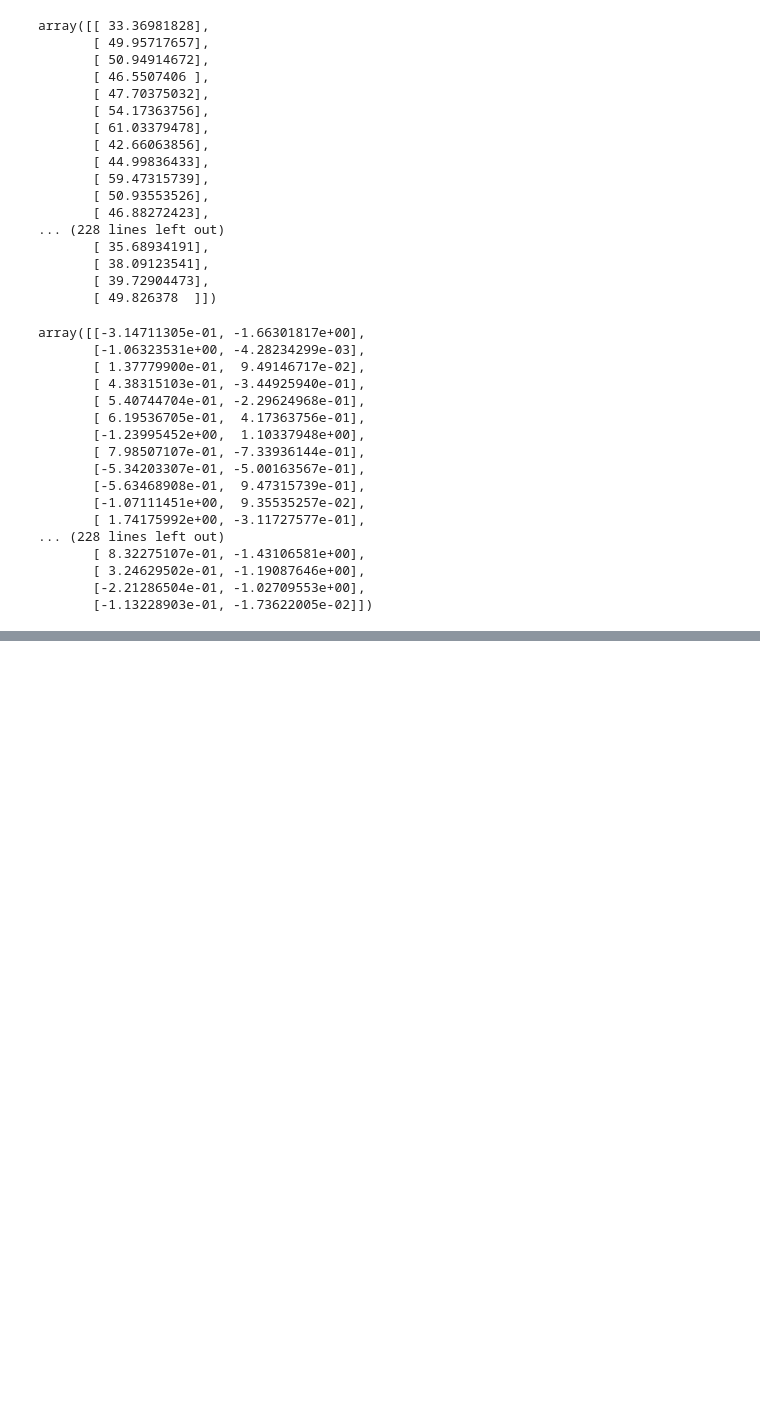
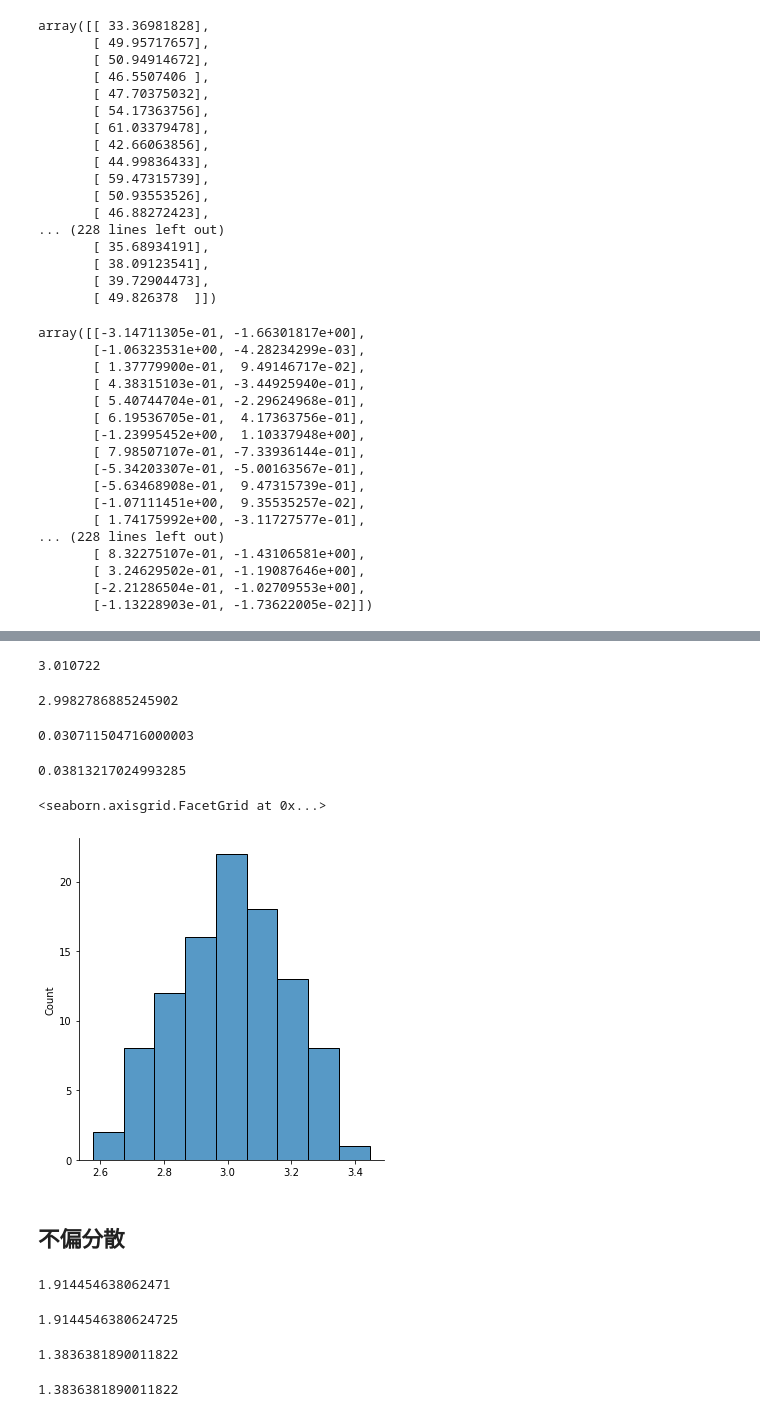
Before and after one commit to pajannat/my-learning, a Jupyter notebook: Kame_Udemy_StatsCourse/statistics.ipynb, the cells around one changed output, grey strips where cells are left out. Saved outputs shown, nothing was run; the diff lists cells and outputs as text; code cells hidden in the pictures; blank space fills up the shorter version.

```diff
--- a/Kame_Udemy_StatsCourse/statistics.ipynb
+++ b/Kame_Udemy_StatsCourse/statistics.ipynb
@@ -486,0 +489,9 @@ array([[-3.14711305e-01, -1.66301817e+00],
+# %%
+m = 100
+n = 50
+column = 'tip'
+sample_means = []
+for i in range(m):
+    sampled_df = df.sample(n)
+    sample_mean = sampled_df[column].mean()
+    sample_means.append(sample_mean)
@@ -486,0 +518,44 @@ array([[-3.14711305e-01, -1.66301817e+00],
+# %%
+# 平均
+np.mean(sample_means)
+# %% [output]
+3.010722
+# %%
+# 母平均
+df[column].mean()
+# %% [output]
+2.9982786885245902
+# %%
+# 分散
+np.var(sample_means)
+# %% [output]
+0.030711504716000003
+# %%
+# 母分散/n
+np.var(df[column])/n
+# %% [output]
+0.03813217024993285
+# %%
+sns.displot(sample_means)
+# %% [output]
+<seaborn.axisgrid.FacetGrid at 0x...>
+[figure, added]
+# %% [markdown]
+## 不偏分散
+# %%
+stats.tvar(df['tip'])
+# %% [output]
+1.914454638062471
+# %%
+np.var(df['tip'], ddof=1)
+# %% [output]
+1.9144546380624725
+# %%
+# 不偏分散の平方根
+np.sqrt(stats.tvar(df['tip']))
+# %% [output]
+1.3836381890011822
+# %%
+stats.tstd(df['tip'])
+# %% [output]
+1.3836381890011822
```
Also changed, not shown: parts of 25 cells of this notebook.
